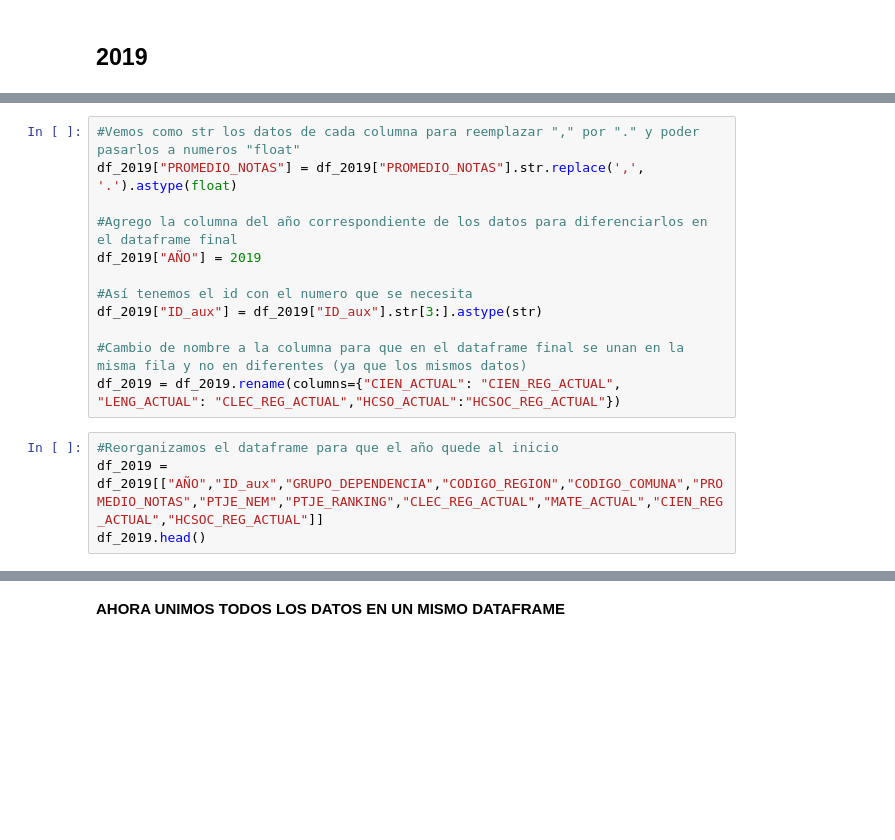
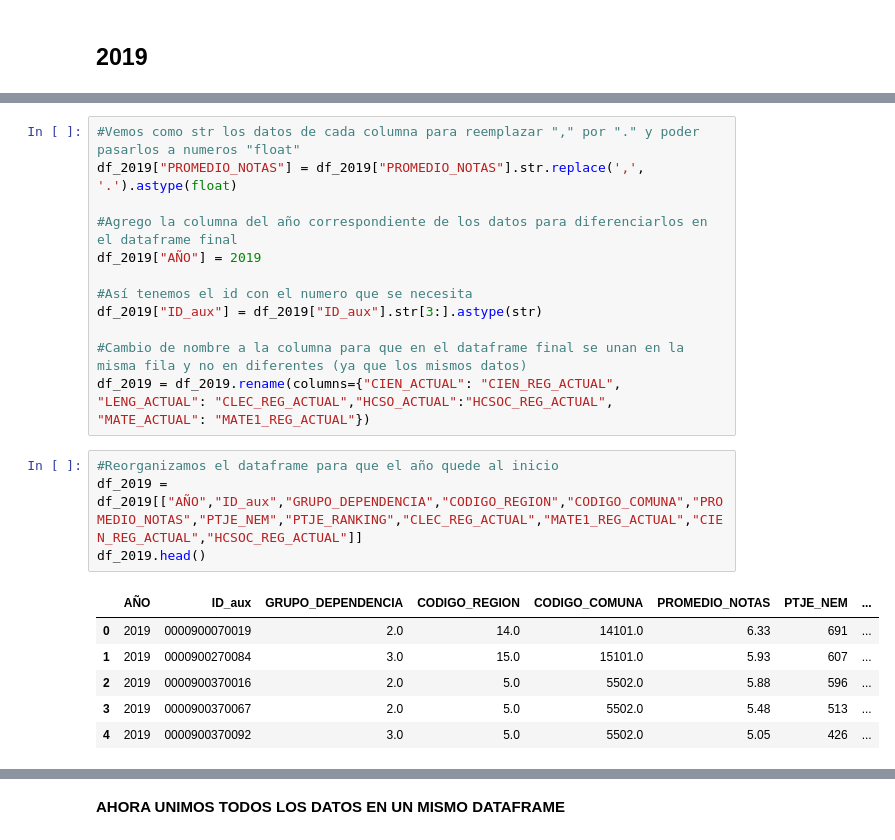
Before and after one commit to javibascur/Proyecto-Cs-Datos, a Jupyter notebook: Limpieza_De_Datos/Proceso_Limpieza_Rendicion.ipynb, the cells around one changed output, grey strips where cells are left out. Drawn from its saved outputs; the diff is of its cells as text; blank space fills up the shorter version.

```diff
--- a/Limpieza_De_Datos/Proceso_Limpieza_Rendicion.ipynb
+++ b/Limpieza_De_Datos/Proceso_Limpieza_Rendicion.ipynb
@@ -362,11 +411,18 @@ df_2019["AÑO"] = 2019
 df_2019["ID_aux"] = df_2019["ID_aux"].str[3:].astype(str)
 
 #Cambio de nombre a la columna para que en el dataframe final se unan en la misma fila y no en diferentes (ya que los mismos datos)
-df_2019 = df_2019.rename(columns={"CIEN_ACTUAL": "CIEN_REG_ACTUAL", "LENG_ACTUAL": "CLEC_REG_ACTUAL","HCSO_ACTUAL":"HCSOC_REG_ACTUAL"})
+df_2019 = df_2019.rename(columns={"CIEN_ACTUAL": "CIEN_REG_ACTUAL", "LENG_ACTUAL": "CLEC_REG_ACTUAL","HCSO_ACTUAL":"HCSOC_REG_ACTUAL", "MATE_ACTUAL": "MATE1_REG_ACTUAL"})
 # %%
 #Reorganizamos el dataframe para que el año quede al inicio
-df_2019 = df_2019[["AÑO","ID_aux","GRUPO_DEPENDENCIA","CODIGO_REGION","CODIGO_COMUNA","PROMEDIO_NOTAS","PTJE_NEM","PTJE_RANKING","CLEC_REG_ACTUAL","MATE_ACTUAL","CIEN_REG_ACTUAL","HCSOC_REG_ACTUAL"]]
+df_2019 = df_2019[["AÑO","ID_aux","GRUPO_DEPENDENCIA","CODIGO_REGION","CODIGO_COMUNA","PROMEDIO_NOTAS","PTJE_NEM","PTJE_RANKING","CLEC_REG_ACTUAL","MATE1_REG_ACTUAL","CIEN_REG_ACTUAL","HCSOC_REG_ACTUAL"]]
 df_2019.head()
+# %% [output]
+|  | AÑO | ID_aux | GRUPO_DEPENDENCIA | CODIGO_REGION | CODIGO_COMUNA | PROMEDIO_NOTAS | PTJE_NEM | ... |
+| 0 | 2019 | 0000900070019 | 2.0 | 14.0 | 14101.0 | 6.33 | 691 | ... |
+| 1 | 2019 | 0000900270084 | 3.0 | 15.0 | 15101.0 | 5.93 | 607 | ... |
+| 2 | 2019 | 0000900370016 | 2.0 | 5.0 | 5502.0 | 5.88 | 596 | ... |
+| 3 | 2019 | 0000900370067 | 2.0 | 5.0 | 5502.0 | 5.48 | 513 | ... |
+| 4 | 2019 | 0000900370092 | 3.0 | 5.0 | 5502.0 | 5.05 | 426 | ... |
 # %%
 #vuelvo a revisar que todos los cambios se hayan completado satisfactoriamente
 df_2019.info()
```
Also changed, not shown: parts of 16 cells of this notebook.
